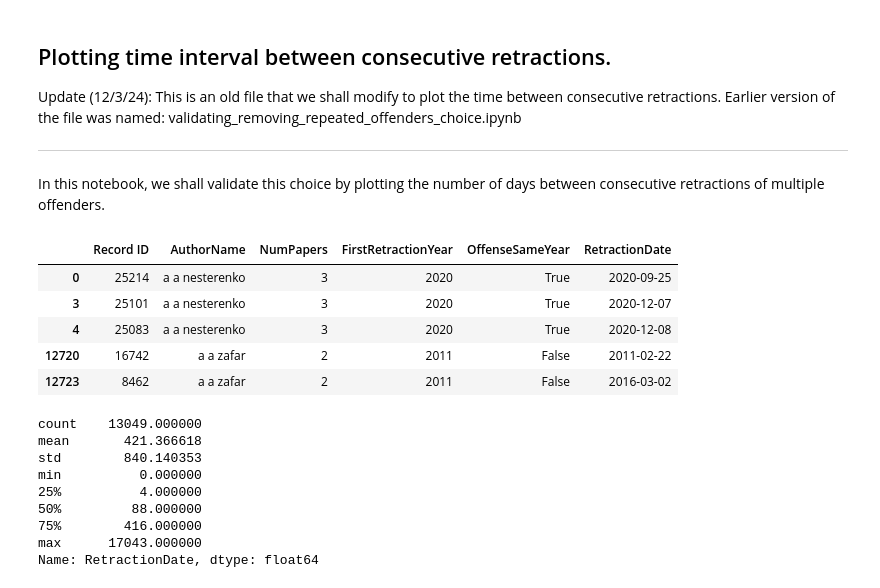
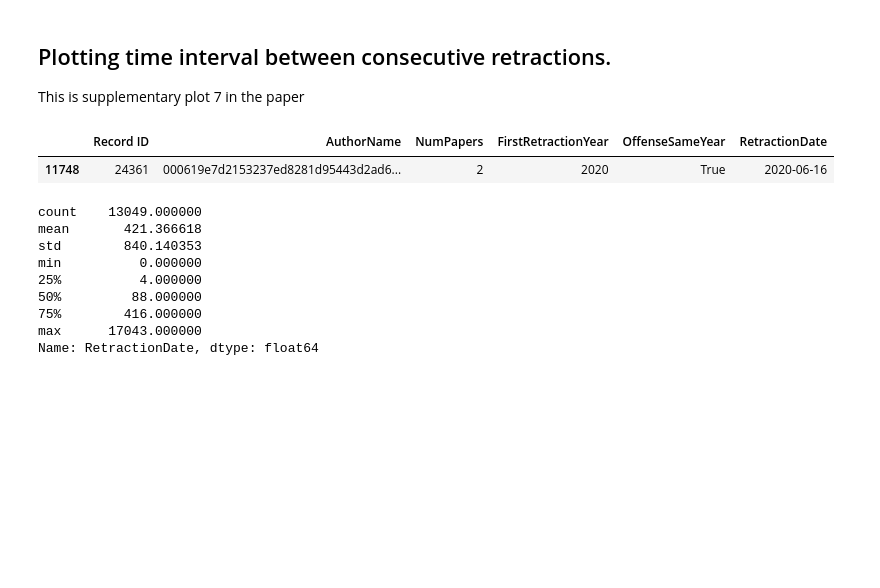
Before and after one commit to samemon/retraction_effects_on_academic_careers, a Jupyter notebook: code/analysis/0.plotting_time_between_consecutive_retractions.ipynb, the cells around one changed output. Cells and saved outputs as stored; diff of their text form; code cells hidden in the pictures; blank space fills up the shorter version.

```diff
--- a/code/analysis/0.plotting_time_between_consecutive_retractions.ipynb
+++ b/code/analysis/0.plotting_time_between_consecutive_retractions.ipynb
@@ -1,11 +1,7 @@
 # %% [markdown]
 ## Plotting time interval between consecutive retractions.
 
-Update (12/3/24): This is an old file that we shall modify to plot the time between consecutive retractions. Earlier version of the file was named: validating_removing_repeated_offenders_choice.ipynb
-
-------
-
-In this notebook, we shall validate this choice by plotting the number of days between consecutive retractions of multiple offenders.
+This is supplementary plot 7 in the paper
 # %%
 # Importing relevant packages
 
@@ -15,54 +10,45 @@ from config_reader import read_config
 import matplotlib.pyplot as plt
 # %%
 # Reading paths
-paths = read_config()
+INDIR = "../../plot_data/0/"
 # Reading repeated offenders
-PROCESSED_REPEATED_OFFENDERS = paths['PROCESSED_REPEATED_OFFENDERS']
+PROCESSED_REPEATED_OFFENDERS = INDIR+"/RW_repeated_offenders.csv"
 # Path to the original RW papers
-RW_ORIGINAL_W_YEAR_LOCAL_PATH = paths['RW_ORIGINAL_W_YEAR_LOCAL_PATH']
+RW_ORIGINAL_W_YEAR_LOCAL_PATH = INDIR+"/RW_Original_wYear.csv"
 # Path to where we will save our processed files
-OUTDIR = paths['PLOTS_FOLDER_LOCAL']
+OUTDIR = "../../plots/"
 # %%
-
 df_offenders = pd.read_csv(PROCESSED_REPEATED_OFFENDERS)
 df_papers = pd.read_csv(RW_ORIGINAL_W_YEAR_LOCAL_PATH,
                         usecols=['Record ID','RetractionDate'])
 
 # Removing an anomaly
 df_papers = df_papers[~df_papers.RetractionDate.eq('6/24/1756 12:00:00 AM')].copy()
 
 # Converting Retraction Date to datetime format
 df_papers['RetractionDate'] = pd.to_datetime(df_papers['RetractionDate'],
                                                format='%Y-%m-%d')
 
 
 # Merging authors with retraction date of records
 df_offenders_w_rdate = df_offenders.merge(df_papers, on='Record ID')
 
-# # Grouping by author name
-# df_numpapers = df_offenders_w_rdate.groupby('AuthorName')['Record ID']\
-#                 .nunique().reset_index().rename(columns={'Record ID':'NumPapers'})
-
 # Merging with number of papers
 df_offenders_w_numpapers = df_offenders_w_rdate.copy()\
                                 .rename(columns={'nRetracted':'NumPapers'})
 
 # Removing authors that were not properly merged and those that are >20
 df_offenders_w_numpapers = df_offenders_w_numpapers[df_offenders_w_numpapers.NumPapers.le(20) &
                                                    df_offenders_w_numpapers.NumPapers.ge(2)]
 
 # Sorting by date
 df_offenders_w_numpapers_sorted = df_offenders_w_numpapers.\
                                             sort_values(by=['AuthorName','RetractionDate'])
 
-df_offenders_w_numpapers_sorted.head()
+df_offenders_w_numpapers_sorted.head(1)
 # %% [output]
 |  | Record ID | AuthorName | NumPapers | FirstRetractionYear | OffenseSameYear | RetractionDate |
-| 0 | 25214 | a a nesterenko | 3 | 2020 | True | 2020-09-25 |
-| 3 | 25101 | a a nesterenko | 3 | 2020 | True | 2020-12-07 |
-| 4 | 25083 | a a nesterenko | 3 | 2020 | True | 2020-12-08 |
-| 12720 | 16742 | a a zafar | 2 | 2011 | False | 2011-02-22 |
-| 12723 | 8462 | a a zafar | 2 | 2011 | False | 2016-03-02 |
+| 11748 | 24361 | 000619e7d2153237ed8281d95443d2ad6... | 2 | 2020 | True | 2020-06-16 |
 # %%
 df_offenders_w_numpapers_sorted.groupby(['AuthorName'])\
                             ['RetractionDate'].diff().dt.days.reset_index().RetractionDate.describe()
```
Also changed, not shown: parts of 2 cells of this notebook, 13 other files.
